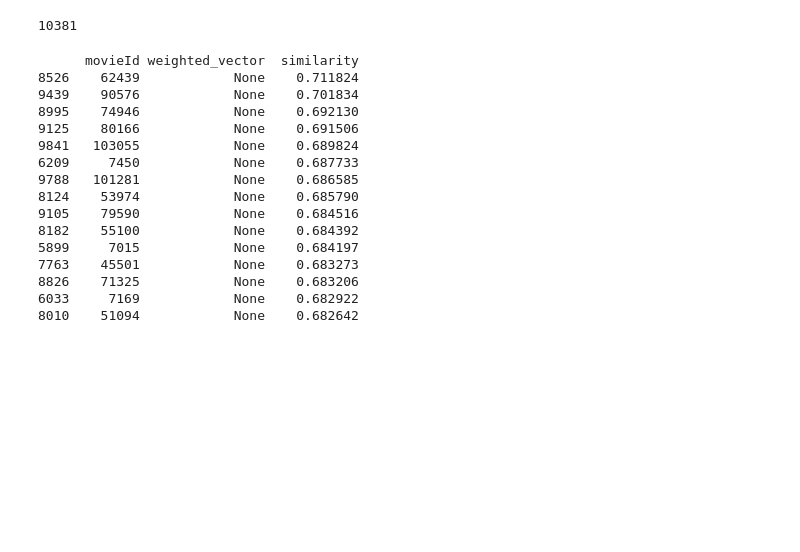
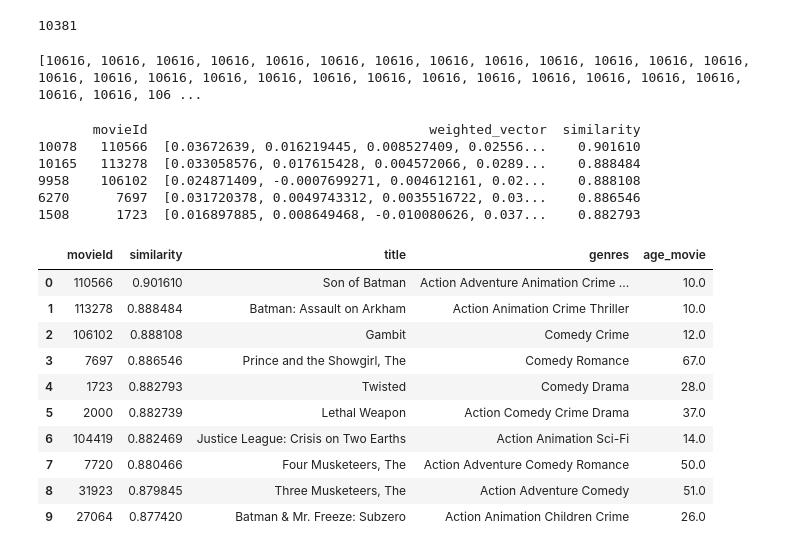
Before and after one commit to jcrigoni/grand_ml_project, a Jupyter notebook: 4_user_embedding.ipynb, the cells around one changed output. Saved outputs shown, nothing was run; the diff lists cells and outputs as text; code cells hidden in the pictures; blank space fills up the shorter version.

```diff
--- a/4_user_embedding.ipynb
+++ b/4_user_embedding.ipynb
@@ -641,39 +641,54 @@ len(df_avg_vector)
 # %%
 # Export du dataframe au format csv
 df_avg_vector.to_csv('output_data/movie_avg_vectors_5.csv',  index=False)
+# %%
+print(list(df_tag['userId'][45000:45050]))
+# %% [output]
+[10616, 10616, 10616, 10616, 10616, 10616, 10616, 10616, 10616, 10616, 10616, 10616, 10616, 10616, 10616, 10616, 10616, 10616, 10616, 10616, 10616, 10616, 10616, 10616, 10616, 10616, 10616, 10616, 106 ...
 # %%
 from sklearn.metrics.pairwise import cosine_similarity
 
 
 # Choisir un utilisateur pour l'analyse
-user_id = 18
+user_id = 10616
 user_vector = df_user_vector.loc[user_id, 'user_vector']
 
 # Calculer la similarité cosinus entre le vecteur de l'utilisateur et chaque vecteur de film
 similarities = cosine_similarity([user_vector], df_avg_vector['weighted_vector'].tolist())[0]
 
 # Ajouter les similarités au DataFrame des films
-df_movie_vector['similarity'] = similarities
+df_avg_vector['similarity'] = similarities
 
 # Trier les films par similarité décroissante
-recommended_movies = df_movie_vector.sort_values(by='similarity', ascending=False)
+recommended_movies = df_avg_vector.sort_values(by='similarity', ascending=False)
+
+# Obtenir les films que l'utilisateur a déjà vus
+user_seen_movies = df_tag[df_tag['userId'] == user_id]['movieId'].tolist()
+# Filtrer les films que l'utilisateur a déjà vus
+recommended_movies = recommended_movies[~recommended_movies['movieId'].isin(user_seen_movies)]
 
 # Afficher les films les mieux correspondants
-print(recommended_movies[:15])
+print(recommended_movies[:5])
 # %% [output]
-      movieId weighted_vector  similarity
-8526    62439            None    0.711824
-9439    90576            None    0.701834
-8995    74946            None    0.692130
-9125    80166            None    0.691506
-9841   103055            None    0.689824
-6209     7450            None    0.687733
-9788   101281            None    0.686585
-8124    53974            None    0.685790
-9105    79590            None    0.684516
-8182    55100            None    0.684392
-5899     7015            None    0.684197
-7763    45501            None    0.683273
-8826    71325            None    0.683206
-6033     7169            None    0.682922
-8010    51094            None    0.682642
+       movieId                                    weighted_vector  similarity
+10078   110566  [0.03672639, 0.016219445, 0.008527409, 0.02556...    0.901610
+10165   113278  [0.033058576, 0.017615428, 0.004572066, 0.0289...    0.888484
+9958    106102  [0.024871409, -0.0007699271, 0.004612161, 0.02...    0.888108
+6270      7697  [0.031720378, 0.0049743312, 0.0035516722, 0.03...    0.886546
+1508      1723  [0.016897885, 0.008649468, -0.010080626, 0.037...    0.882793
+# %%
+recommended_movies_titles = recommended_movies.merge(df_movie, on='movieId', how='left')
+recommended_movies_titles.drop(['weighted_vector'], axis=1, inplace=True)
+recommended_movies_titles.head(10)
+# %% [output]
+|  | movieId | similarity | title | genres | age_movie |
+| 0 | 110566 | 0.901610 | Son of Batman | Action Adventure Animation Crime ... | 10.0 |
+| 1 | 113278 | 0.888484 | Batman: Assault on Arkham | Action Animation Crime Thriller | 10.0 |
+| 2 | 106102 | 0.888108 | Gambit | Comedy Crime | 12.0 |
+| 3 | 7697 | 0.886546 | Prince and the Showgirl, The | Comedy Romance | 67.0 |
+| 4 | 1723 | 0.882793 | Twisted | Comedy Drama | 28.0 |
+| 5 | 2000 | 0.882739 | Lethal Weapon | Action Comedy Crime Drama | 37.0 |
+| 6 | 104419 | 0.882469 | Justice League: Crisis on Two Earths | Action Animation Sci-Fi | 14.0 |
+| 7 | 7720 | 0.880466 | Four Musketeers, The | Action Adventure Comedy Romance | 50.0 |
+| 8 | 31923 | 0.879845 | Three Musketeers, The | Action Adventure Comedy | 51.0 |
+| 9 | 27064 | 0.877420 | Batman & Mr. Freeze: Subzero | Action Animation Children Crime | 26.0 |
```
Also changed, not shown: parts of 3 cells of this notebook, 1 other file.
